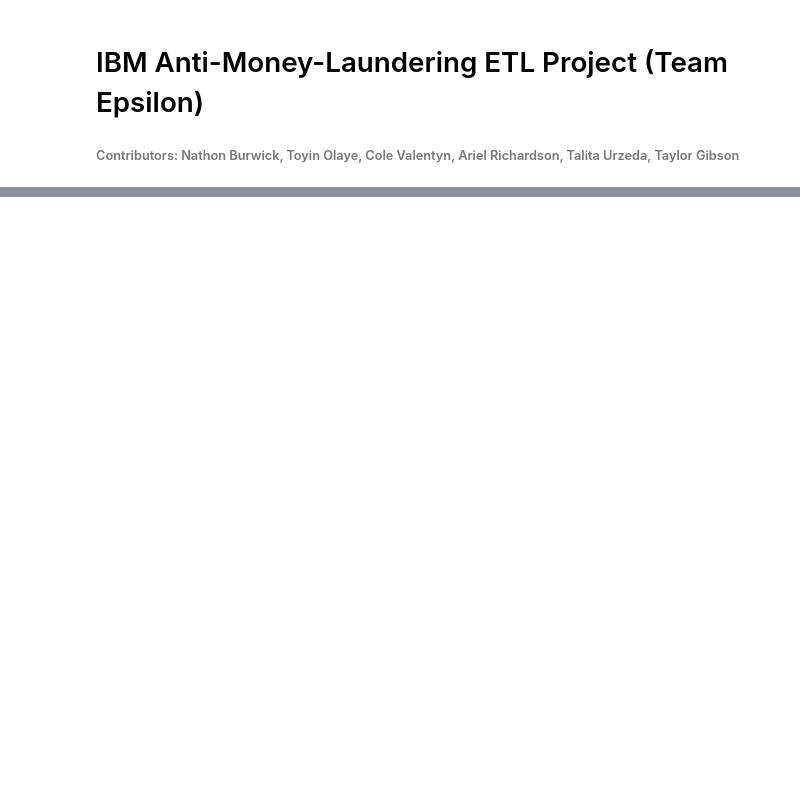
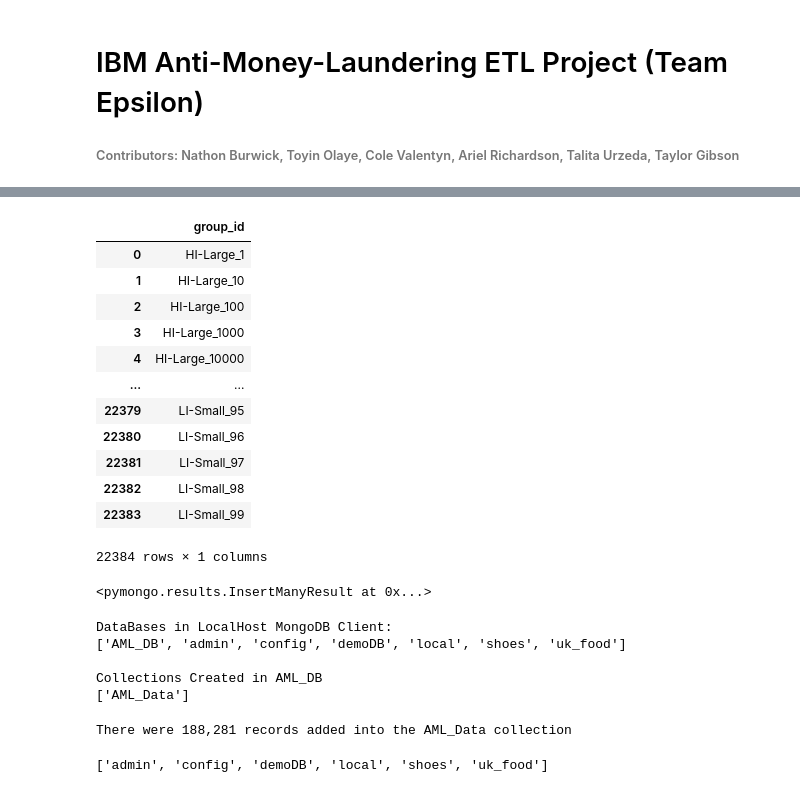
Before and after one commit to nburwick/ETL_Epsilon, a Jupyter notebook: IBM Anti-Money-Laundering ETL.ipynb, the cells around one changed output, grey strips where cells are left out. Drawn from its saved outputs; the diff is of its cells as text; code cells hidden in the pictures; blank space fills up the shorter version.

```diff
--- a/IBM Anti-Money-Laundering ETL.ipynb
+++ b/IBM Anti-Money-Laundering ETL.ipynb
@@ -160,0 +197,17 @@ hi_small
+# %%
+group_ids =  get_unique(merged_df, 'group_id')
+group_ids
+# %% [output]
+|  | group_id |
+| 0 | HI-Large_1 |
+| 1 | HI-Large_10 |
+| 2 | HI-Large_100 |
+| 3 | HI-Large_1000 |
+| 4 | HI-Large_10000 |
+| ... | ... |
+| 22379 | LI-Small_95 |
+| 22380 | LI-Small_96 |
+| 22381 | LI-Small_97 |
+| 22382 | LI-Small_98 |
+| 22383 | LI-Small_99 |
+22384 rows × 1 columns
@@ -160,0 +219,27 @@ hi_small
+# %%
+AML_coll.insert_many(merged_df.to_dict('records'))
+# %% [output]
+<pymongo.results.InsertManyResult at 0x...>
+# %%
+# Check for DataBase and Collection creation
+print("DataBases in LocalHost MongoDB Client:")
+print(mongo.list_database_names())
+print()
+print('Collections Created in AML_DB')
+print(AML_db.list_collection_names())
+# %% [output]
+DataBases in LocalHost MongoDB Client:
+['AML_DB', 'admin', 'config', 'demoDB', 'local', 'shoes', 'uk_food']
+
+Collections Created in AML_DB
+['AML_Data']
+# %%
+print(f"There were {'{:,}'.format(AML_coll.count_documents({}))} records added into the {AML_coll.name} collection")
+# %% [output]
+There were 188,281 records added into the AML_Data collection
+# %%
+# Reset Mongo Client
+mongo.drop_database('AML_DB')
+mongo.list_database_names()
+# %% [output]
+['admin', 'config', 'demoDB', 'local', 'shoes', 'uk_food']
```
Also changed, not shown: parts of 19 cells of this notebook, 11 other files.
